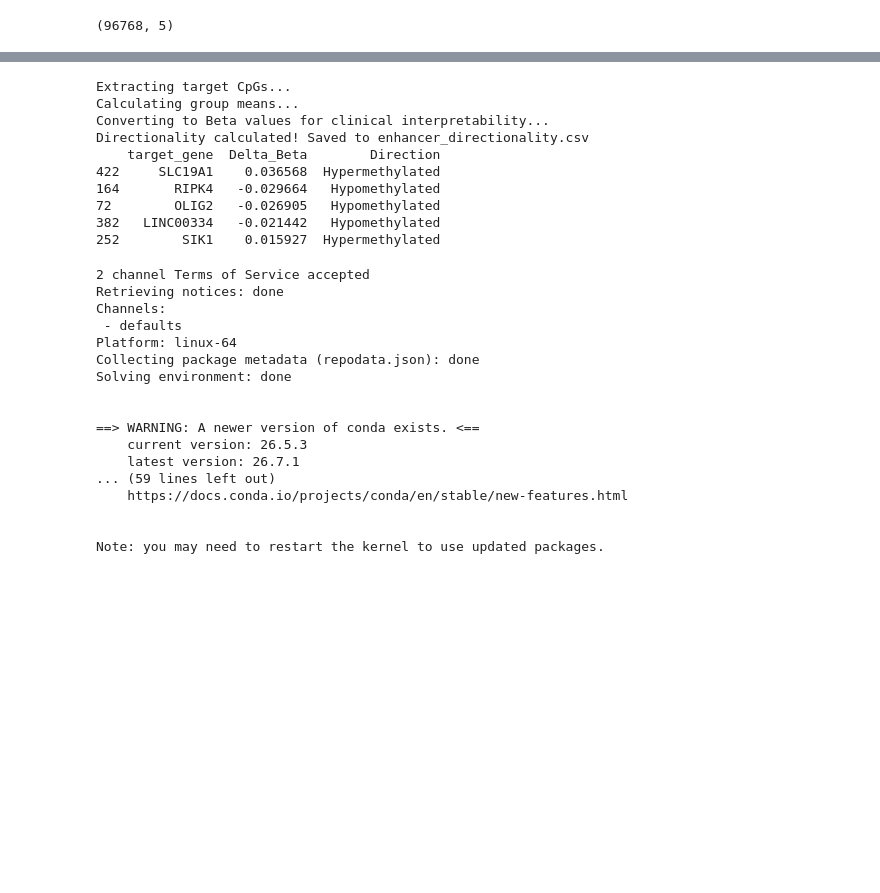
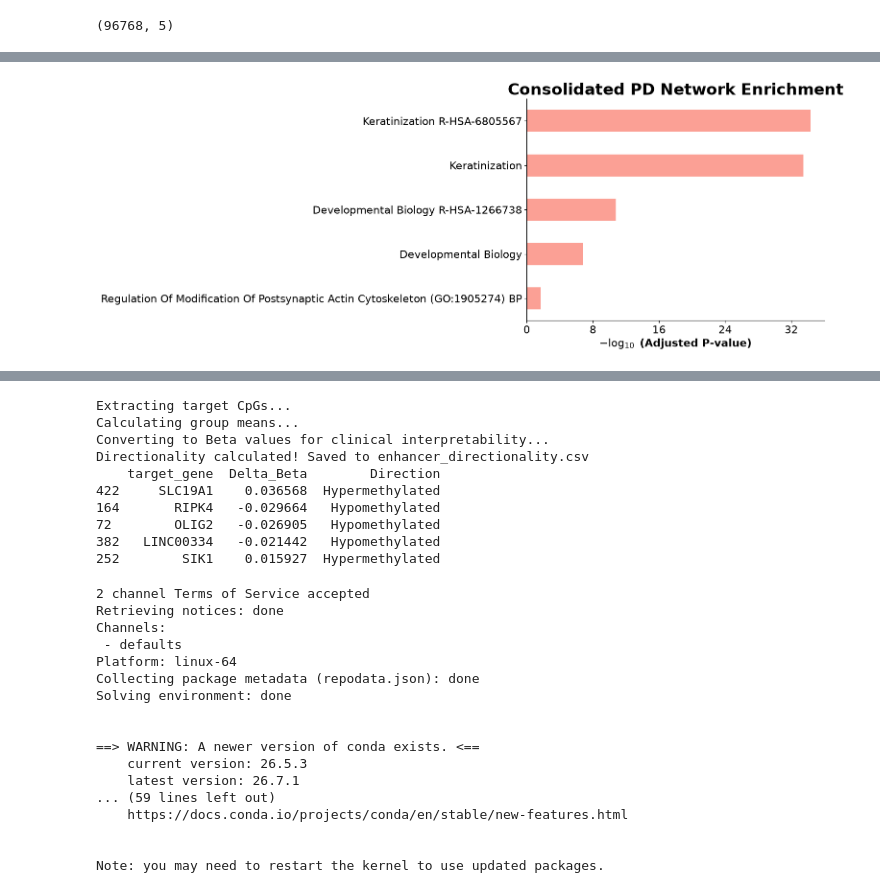
Before and after one commit to perpk/methylation-analysis, a Jupyter notebook: notebooks/DL_approach/peg1_gat_bio_strat.ipynb, the cells around one changed output, grey strips where cells are left out. Cells and saved outputs as stored; diff of their text form; code cells hidden in the pictures; blank space fills up the shorter version.

```diff
--- a/notebooks/DL_approach/peg1_gat_bio_strat.ipynb
+++ b/notebooks/DL_approach/peg1_gat_bio_strat.ipynb
@@ -896,0 +852,88 @@ Found 2 strictly significant terms (FDR < 0.05)
+# %%
+import pandas as pd
+import gseapy as gp
+import matplotlib.pyplot as plt
+
+# ==========================================
+# 1. Extract the Top Annotated Genes
+# ==========================================
+print("Extracting top annotated GAT drivers...")
+drivers_df = pd.read_csv("/workspace/results/pd_ensemble_epigenetic_drivers.csv")
+
+# Isolate probes that HAVE a known gene annotation
+annotated_df = drivers_df[
+    drivers_df['UCSC_RefGene_Name'].notna() &
+    drivers_df['UCSC_RefGene_Name'].astype(str).str.lower() != 'nan'
+]
+
+# Take the top 500 annotated drivers (matching our distal threshold)
+top_annotated = annotated_df.sort_values(by='Attention_Score', ascending=False).head(3000) #2000
+
+annotated_genes = []
+for gene_string in top_annotated['UCSC_RefGene_Name']:
+    # Illumina often lists multiple transcripts/genes per probe separated by ';'
+    genes = str(gene_string).split(';')
+    annotated_genes.extend(genes)
+
+# ==========================================
+# 2. Consolidate with Mapped Distal Genes
+# ==========================================
+print("Consolidating with mapped distal enhancers...")
+# Apply the 50kb distance filter to the pybedtools output we made earlier
+strict_mapped_df = mapped_enhancers_df[mapped_enhancers_df['distance_bp'] <= 50000]
+distal_genes = strict_mapped_df['target_gene'].dropna().tolist()
+
+# Combine both lists and convert to a set to ensure unique gene names
+master_gene_list = list(set(annotated_genes + distal_genes))
+
+print(f" -> Annotated genes found: {len(set(annotated_genes))}")
+print(f" -> Distal enhancer genes found: {len(set(distal_genes))}")
+print(f" -> Total unique genes for GSEA: {len(master_gene_list)}\n")
+
+# ==========================================
+# 3. Execute Consolidated GSEA
+# ==========================================
+databases = [
+    'GO_Biological_Process_2026',
+    'Reactome_2022',
+    'KEGG_2021_Human',
+    'Reactome_Pathways_2024',
+    'GO_Molecular_Function_2026',
+    'TRRUST_Transcription_Factors_2019',
+    'TRANSFAC_and_JASPAR_PWMs',
+    'ENCODE_TF_ChIP-seq_2015',
+    'WikiPathways_2024_Human',
+    'SynGO_2024',
+    'WikiPathways_2024_Human',
+    'Elsevier_Pathway_Collection'
+]
+
+print(f"Running Enrichment against {len(databases)} databases...")
+enrichment = gp.enrichr(
+    gene_list=master_gene_list,
+    gene_sets=databases,
+    organism='human',
+    outdir=None
+)
+
+results_df = enrichment.results
+
+# Filter for strict FDR significance
+fdr_sig = results_df[results_df['Adjusted P-value'] < 0.05]
+print(f"Found {len(fdr_sig)} strictly significant terms (FDR < 0.05)")
+print(f"Found {len(results_df[results_df['P-value'] < 0.05])} nominaly significant terms (pvalue < 0.05)")
+
+if len(fdr_sig) > 0:
+    # Plot the top 15 strictly significant pathways
+    gp.barplot(
+        enrichment.results,
+        column="Adjusted P-value",
+        title="Consolidated PD Network Enrichment",
+        top_term=15,
+        figsize=(8, 6)
+    )
+    plt.show()
+else:
+    print("No terms survived FDR < 0.05. Check nominally significant terms:")
+    print(results_df[results_df['P-value'] < 0.01][['Gene_set', 'Term', 'P-value', 'Overlap']].head(10))
+# %% [output]
@@ -897,3 +949,4 @@ Found 2 strictly significant terms (FDR < 0.05)
+[figure, added]
 # %%
 import matplotlib.pyplot as plt
 import seaborn as sns
```
Also changed, not shown: parts of 25 cells of this notebook, 3 other files.
